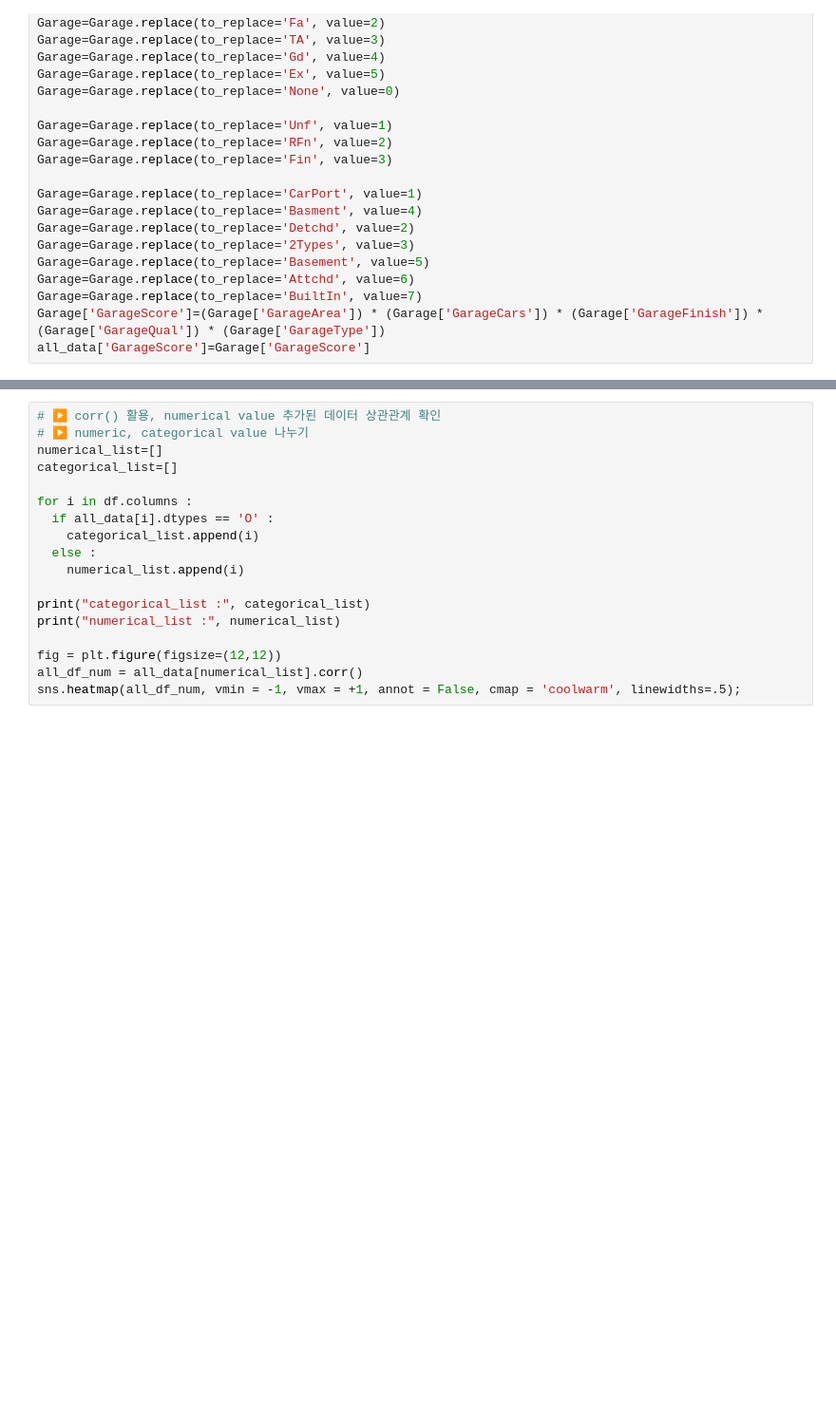
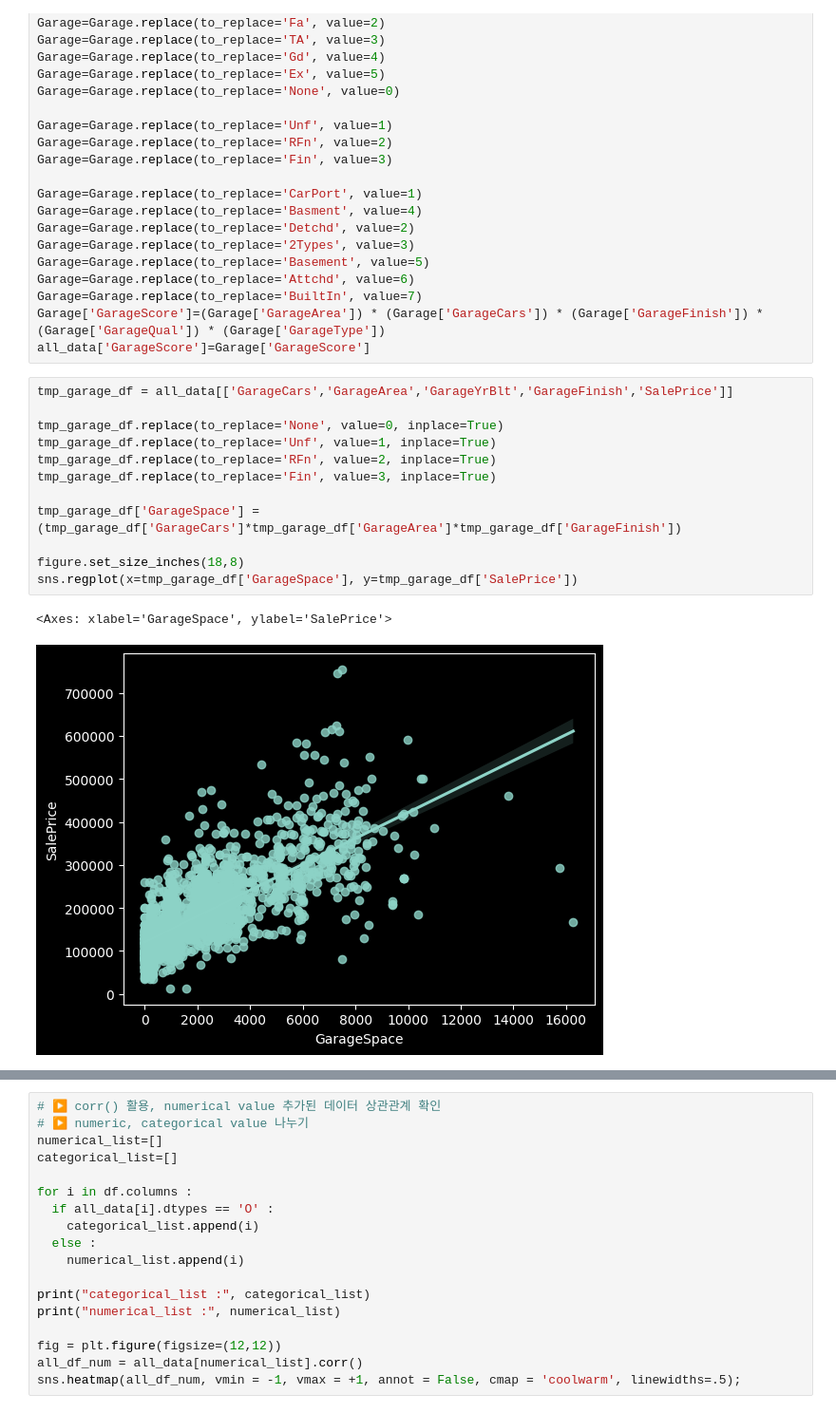
Before and after one commit to kinzinzz/Real_estate_Price_Prediction, a Jupyter notebook: 부동산_가격_예측.ipynb, the cells around one changed output, grey strips where cells are left out. Shown at 95% size. Saved outputs shown, nothing was run; the diff lists cells and outputs as text; blank space fills up the shorter version.

```diff
--- a/부동산_가격_예측.ipynb
+++ b/부동산_가격_예측.ipynb
@@ -510,3 +662,18 @@ Garage=Garage.replace(to_replace='Attchd', value=6)
 Garage=Garage.replace(to_replace='BuiltIn', value=7)
 Garage['GarageScore']=(Garage['GarageArea']) * (Garage['GarageCars']) * (Garage['GarageFinish']) * (Garage['GarageQual']) * (Garage['GarageType'])
 all_data['GarageScore']=Garage['GarageScore']
+# %%
+tmp_garage_df = all_data[['GarageCars','GarageArea','GarageYrBlt','GarageFinish','SalePrice']]
+
+tmp_garage_df.replace(to_replace='None', value=0, inplace=True)
+tmp_garage_df.replace(to_replace='Unf', value=1, inplace=True)
+tmp_garage_df.replace(to_replace='RFn', value=2, inplace=True)
+tmp_garage_df.replace(to_replace='Fin', value=3, inplace=True)
+
+tmp_garage_df['GarageSpace'] = (tmp_garage_df['GarageCars']*tmp_garage_df['GarageArea']*tmp_garage_df['GarageFinish'])
+
+figure.set_size_inches(18,8)
+sns.regplot(x=tmp_garage_df['GarageSpace'], y=tmp_garage_df['SalePrice'])
+# %% [output]
+<Axes: xlabel='GarageSpace', ylabel='SalePrice'>
+[figure, added]
```
Also changed, not shown: parts of 26 cells of this notebook, 1 other file.
